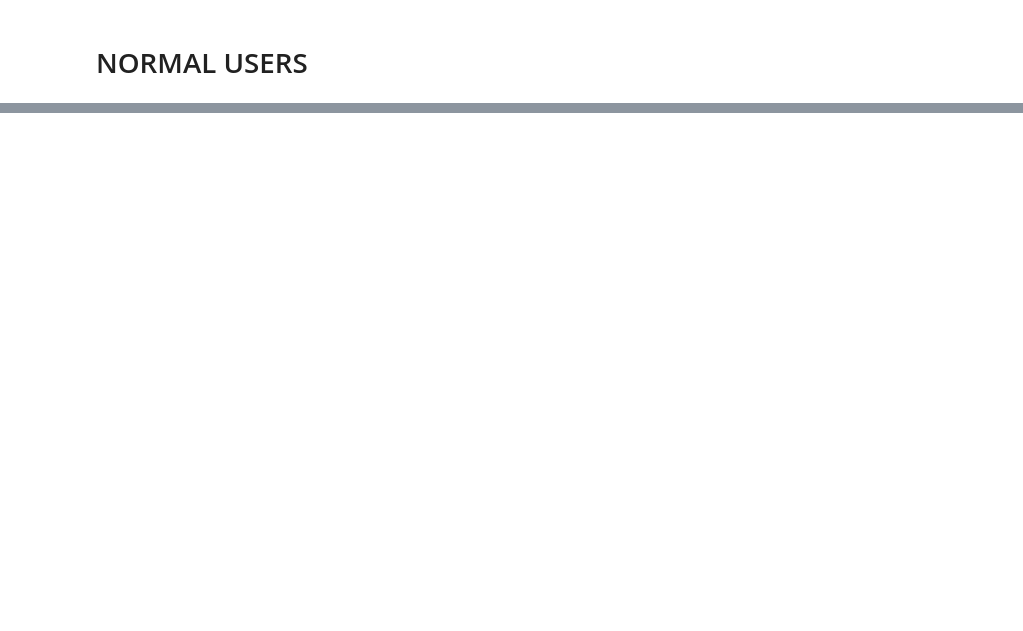
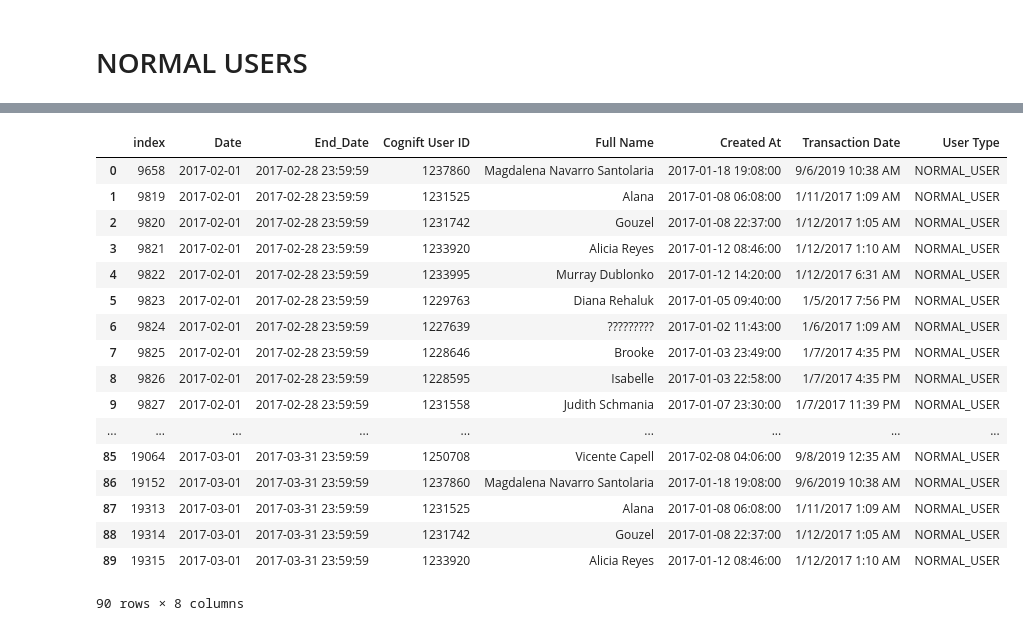
Before and after one commit to carlosdsaez/churn_analysis, a Jupyter notebook: Normal Users Churn Rate.ipynb, the cells around one changed output, grey strips where cells are left out. Cells and saved outputs as stored; diff of their text form; code cells hidden in the pictures; blank space fills up the shorter version.

```diff
--- a/Normal Users Churn Rate.ipynb
+++ b/Normal Users Churn Rate.ipynb
@@ -131,0 +160,2 @@ array(['NORMAL_USER'], dtype=object)
+# %%
+dates_df['Date'] = pd.to_datetime(dates_df['Date'])
@@ -131,0 +182,31 @@ array(['NORMAL_USER'], dtype=object)
+# %%
+dates_df['End_Date'] = dates_df['Date'] + pd.offsets.MonthEnd(0)
+dates_df['End_Date'] = dates_df['End_Date'].apply(lambda x: x + pd.DateOffset(hours=23, minutes=59, seconds=59))
+# %%
+def cartesian_product_basic(left, right):
+    return (
+       left.assign(key=1).merge(right.assign(key=1), on='key').drop('key', 1))
+# %%
+product = cartesian_product_basic(dates_df, df_cont_nrm)
+product = product[(product['Date']>=product['Created At'])].reset_index()
+# %%
+product.head(90)
+# %% [output]
+|  | index | Date | End_Date | Cognift User ID | Full Name | Created At | Transaction Date | User Type |
+| 0 | 9658 | 2017-02-01 | 2017-02-28 23:59:59 | 1237860 | Magdalena Navarro Santolaria | 2017-01-18 19:08:00 | 9/6/2019 10:38 AM | NORMAL_USER |
+| 1 | 9819 | 2017-02-01 | 2017-02-28 23:59:59 | 1231525 | Alana | 2017-01-08 06:08:00 | 1/11/2017 1:09 AM | NORMAL_USER |
+| 2 | 9820 | 2017-02-01 | 2017-02-28 23:59:59 | 1231742 | Gouzel | 2017-01-08 22:37:00 | 1/12/2017 1:05 AM | NORMAL_USER |
+| 3 | 9821 | 2017-02-01 | 2017-02-28 23:59:59 | 1233920 | Alicia Reyes | 2017-01-12 08:46:00 | 1/12/2017 1:10 AM | NORMAL_USER |
+| 4 | 9822 | 2017-02-01 | 2017-02-28 23:59:59 | 1233995 | Murray Dublonko | 2017-01-12 14:20:00 | 1/12/2017 6:31 AM | NORMAL_USER |
+| 5 | 9823 | 2017-02-01 | 2017-02-28 23:59:59 | 1229763 | Diana Rehaluk | 2017-01-05 09:40:00 | 1/5/2017 7:56 PM | NORMAL_USER |
+| 6 | 9824 | 2017-02-01 | 2017-02-28 23:59:59 | 1227639 | ????????? | 2017-01-02 11:43:00 | 1/6/2017 1:09 AM | NORMAL_USER |
+| 7 | 9825 | 2017-02-01 | 2017-02-28 23:59:59 | 1228646 | Brooke | 2017-01-03 23:49:00 | 1/7/2017 4:35 PM | NORMAL_USER |
+| 8 | 9826 | 2017-02-01 | 2017-02-28 23:59:59 | 1228595 | Isabelle | 2017-01-03 22:58:00 | 1/7/2017 4:35 PM | NORMAL_USER |
+| 9 | 9827 | 2017-02-01 | 2017-02-28 23:59:59 | 1231558 | Judith Schmania | 2017-01-07 23:30:00 | 1/7/2017 11:39 PM | NORMAL_USER |
+| ... | ... | ... | ... | ... | ... | ... | ... | ... |
+| 85 | 19064 | 2017-03-01 | 2017-03-31 23:59:59 | 1250708 | Vicente Capell | 2017-02-08 04:06:00 | 9/8/2019 12:35 AM | NORMAL_USER |
+| 86 | 19152 | 2017-03-01 | 2017-03-31 23:59:59 | 1237860 | Magdalena Navarro Santolaria | 2017-01-18 19:08:00 | 9/6/2019 10:38 AM | NORMAL_USER |
+| 87 | 19313 | 2017-03-01 | 2017-03-31 23:59:59 | 1231525 | Alana | 2017-01-08 06:08:00 | 1/11/2017 1:09 AM | NORMAL_USER |
+| 88 | 19314 | 2017-03-01 | 2017-03-31 23:59:59 | 1231742 | Gouzel | 2017-01-08 22:37:00 | 1/12/2017 1:05 AM | NORMAL_USER |
+| 89 | 19315 | 2017-03-01 | 2017-03-31 23:59:59 | 1233920 | Alicia Reyes | 2017-01-12 08:46:00 | 1/12/2017 1:10 AM | NORMAL_USER |
+90 rows × 8 columns
```
Also changed, not shown: parts of 43 cells of this notebook, 3 other files.
